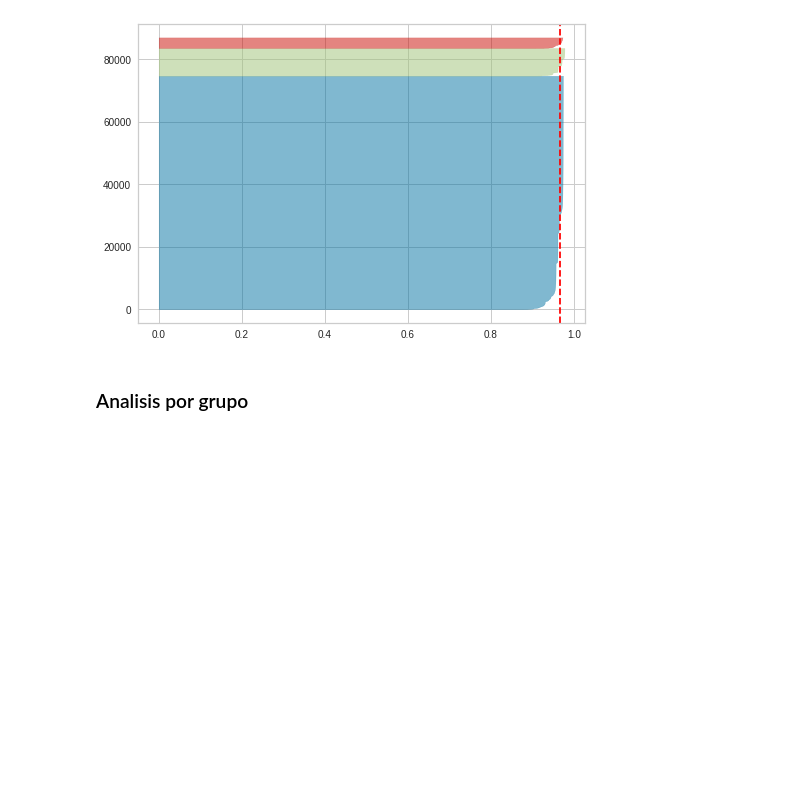
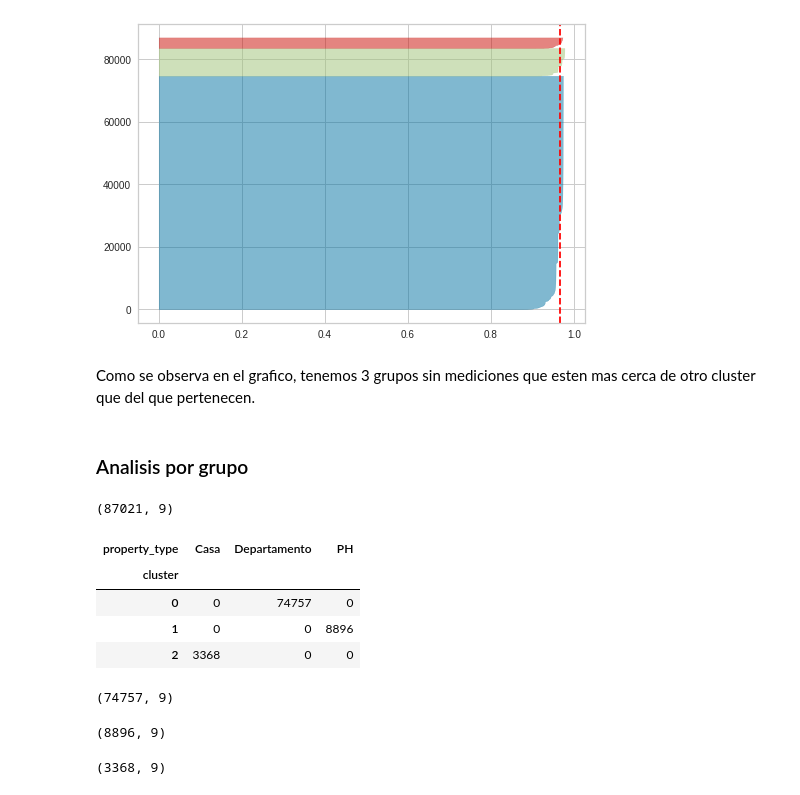
Before and after one commit to Fanusaez/7506R-2C2022-GRUPO13, a Jupyter notebook: 7506R_TP1_GRUPO13_ENTREGA.ipynb, the cells around one changed output. Cells and saved outputs as stored; diff of their text form; code cells hidden in the pictures; blank space fills up the shorter version.

Commit message:
Avanzo en analisis de clusters

```diff
--- a/7506R_TP1_GRUPO13_ENTREGA.ipynb
+++ b/7506R_TP1_GRUPO13_ENTREGA.ipynb
@@ -1065,0 +1069,15 @@ ds_kmeans
+# %%
+sse = []
+list_k = list(range(1, 10))
+
+for k in list_k:
+    km = KMeans(n_clusters=k)
+    km.fit(ds_kmeans)
+    sse.append(km.inertia_)
+
+# Grafico el SSE por K
+plt.figure(figsize=(6, 6))
+plt.plot(list_k, sse, '-o')
+plt.xlabel(r'Cantidad de clusters')
+plt.ylabel('SSE')
+plt.show()
@@ -1117,5 +1102,35 @@ visualizer.fit(ds_kmeans.drop(columns=["cluster"]))
 plt.show()
 # %% [output]
 [figure]
+# %% [markdown]
+Como se observa en el grafico, tenemos 3 grupos sin mediciones que esten mas cerca de otro cluster que del que pertenecen.
 # %% [markdown]
 ### Analisis por grupo
+# %%
+ds_kmeans.shape
+# %% [output]
+(87021, 9)
+# %%
+ds_kmeans["property_type"] = ds_atipicos_copia["property_type"]
+pd.crosstab(ds_kmeans['cluster'],ds_kmeans['property_type'])
+# %% [output]
+| property_type | Casa | Departamento | PH |
+| cluster |  |  |  |
+| 0 | 0 | 74757 | 0 |
+| 1 | 0 | 0 | 8896 |
+| 2 | 3368 | 0 | 0 |
+# %%
+ds_cluster0 = ds_kmeans[(ds_kmeans['cluster'] == 0) & (ds_kmeans['property_type_Departamento'] == 1)]
+ds_cluster0.shape
+# %% [output]
+(74757, 9)
+# %%
+ds_cluster1 = ds_kmeans[(ds_kmeans['cluster'] == 1) & (ds_kmeans['property_type_PH'] == 1)]
+ds_cluster1.shape
+# %% [output]
+(8896, 9)
+# %%
+ds_cluster2 = ds_kmeans[(ds_kmeans['cluster'] == 2) & (ds_kmeans['property_type_Casa'] == 1)]
+ds_cluster2.shape
+# %% [output]
+(3368, 9)
```
Also changed, not shown: parts of 7 cells of this notebook.
